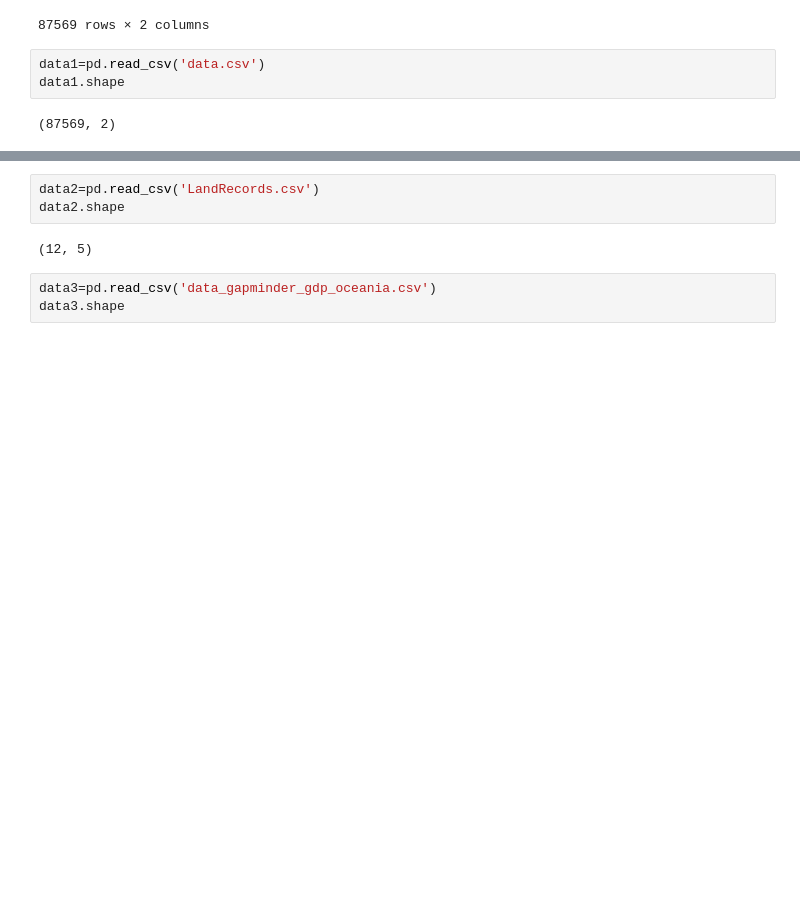
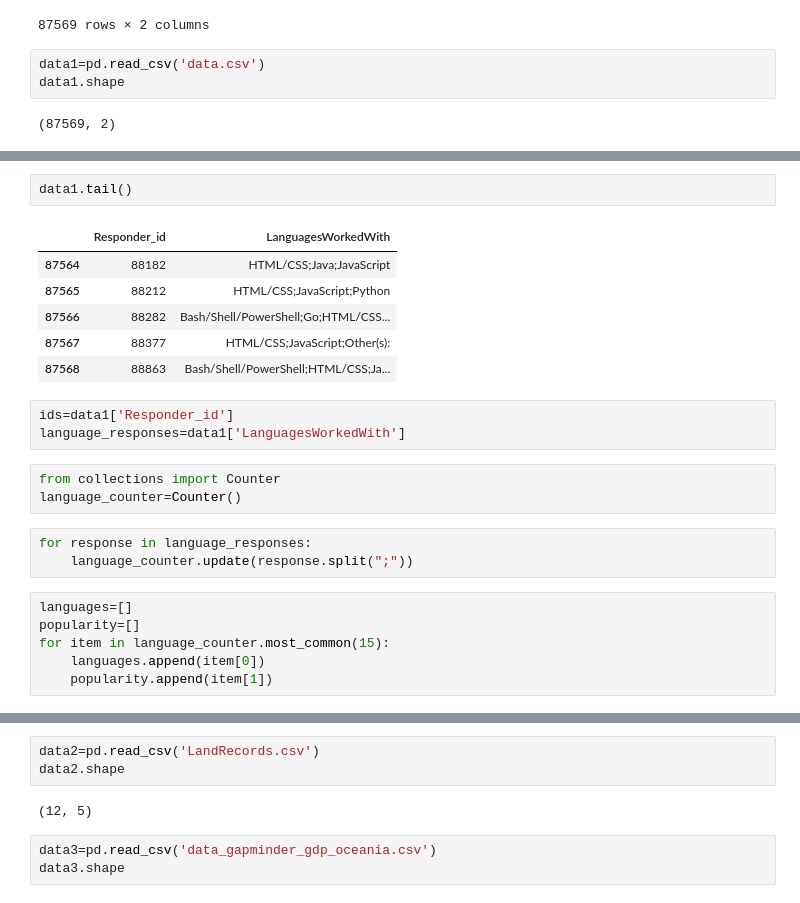
Before and after one commit to V-Adithya/DAV-Python, a Jupyter notebook: DAV Labsheet 2.ipynb, the cells around one changed output, grey strips where cells are left out. Drawn from its saved outputs; the diff is of its cells as text; blank space fills up the shorter version.

```diff
--- a/DAV Labsheet 2.ipynb
+++ b/DAV Labsheet 2.ipynb
@@ -85,0 +95,24 @@ data1.shape
+# %%
+data1.tail()
+# %% [output]
+|  | Responder_id | LanguagesWorkedWith |
+| 87564 | 88182 | HTML/CSS;Java;JavaScript |
+| 87565 | 88212 | HTML/CSS;JavaScript;Python |
+| 87566 | 88282 | Bash/Shell/PowerShell;Go;HTML/CSS... |
+| 87567 | 88377 | HTML/CSS;JavaScript;Other(s): |
+| 87568 | 88863 | Bash/Shell/PowerShell;HTML/CSS;Ja... |
+# %%
+ids=data1['Responder_id']
+language_responses=data1['LanguagesWorkedWith']
+# %%
+from collections import Counter
+language_counter=Counter()
+# %%
+for response in language_responses:
+    language_counter.update(response.split(";"))
+# %%
+languages=[]
+popularity=[]
+for item in language_counter.most_common(15):
+    languages.append(item[0])
+    popularity.append(item[1])
```
Also changed, not shown: parts of 8 cells of this notebook.
